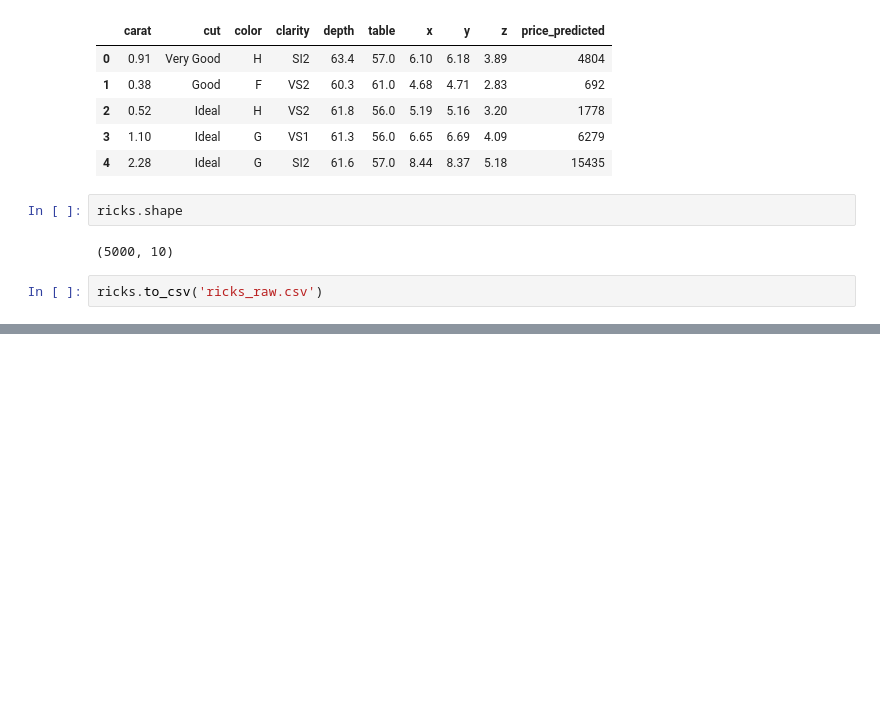
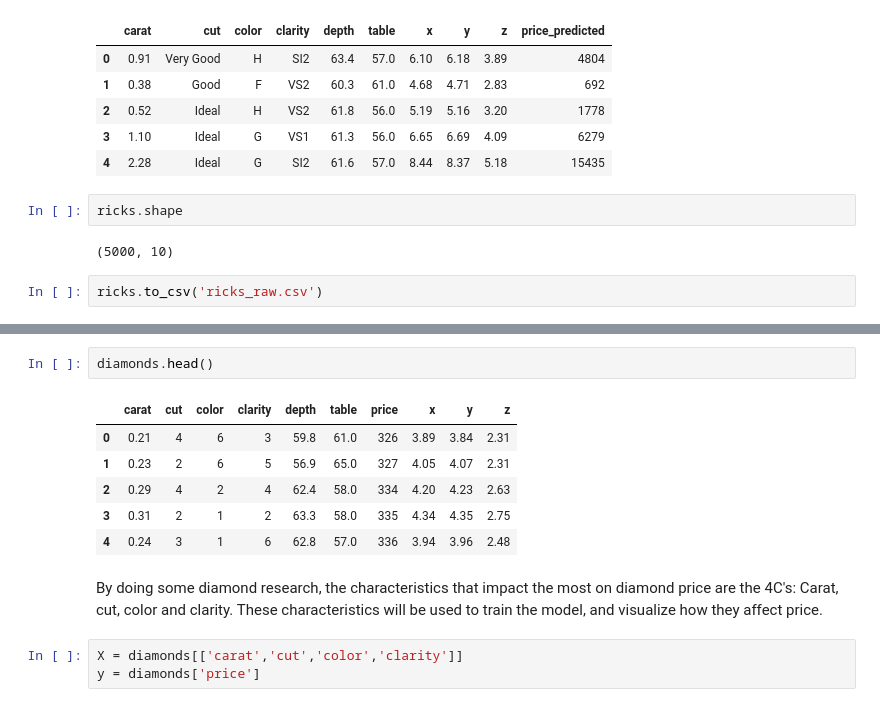
Before and after one commit to ahcamachod/Projects, a Jupyter notebook: Project 5/Project 5.ipynb, the cells around one changed output, grey strips where cells are left out. Saved outputs shown, nothing was run; the diff lists cells and outputs as text; blank space fills up the shorter version.

```diff
--- a/Project 5/Project 5.ipynb
+++ b/Project 5/Project 5.ipynb
@@ -102,0 +185,14 @@ ricks.to_csv('ricks_raw.csv')
+# %%
+diamonds.head()
+# %% [output]
+|  | carat | cut | color | clarity | depth | table | price | x | y | z |
+| 0 | 0.21 | 4 | 6 | 3 | 59.8 | 61.0 | 326 | 3.89 | 3.84 | 2.31 |
+| 1 | 0.23 | 2 | 6 | 5 | 56.9 | 65.0 | 327 | 4.05 | 4.07 | 2.31 |
+| 2 | 0.29 | 4 | 2 | 4 | 62.4 | 58.0 | 334 | 4.20 | 4.23 | 2.63 |
+| 3 | 0.31 | 2 | 1 | 2 | 63.3 | 58.0 | 335 | 4.34 | 4.35 | 2.75 |
+| 4 | 0.24 | 3 | 1 | 6 | 62.8 | 57.0 | 336 | 3.94 | 3.96 | 2.48 |
+# %% [markdown]
+By doing some diamond research, the characteristics that impact the most on diamond price are the 4C's: Carat, cut, color and clarity. These characteristics will be used to train the model, and visualize how they affect price.
+# %%
+X = diamonds[['carat','cut','color','clarity']]
+y = diamonds['price']
```
Also changed, not shown: parts of 47 cells of this notebook, 1 other file.
